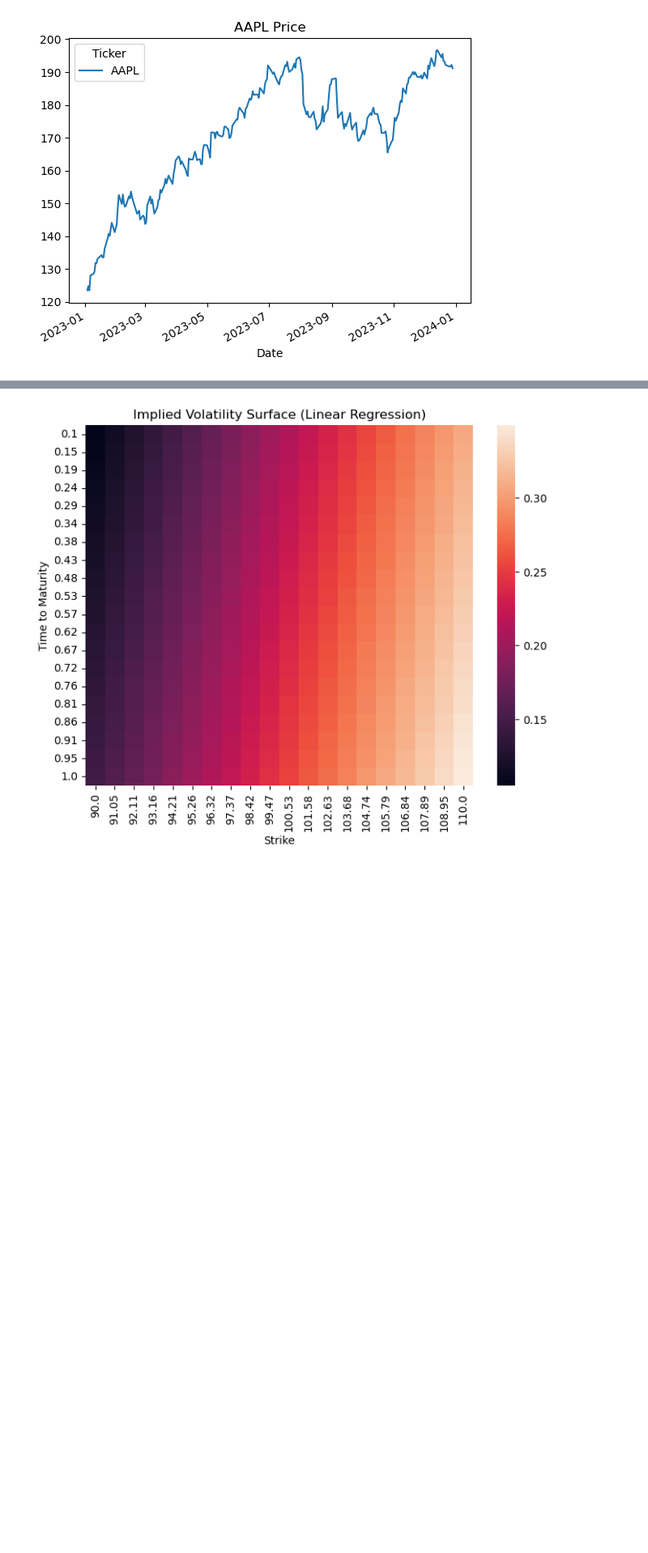
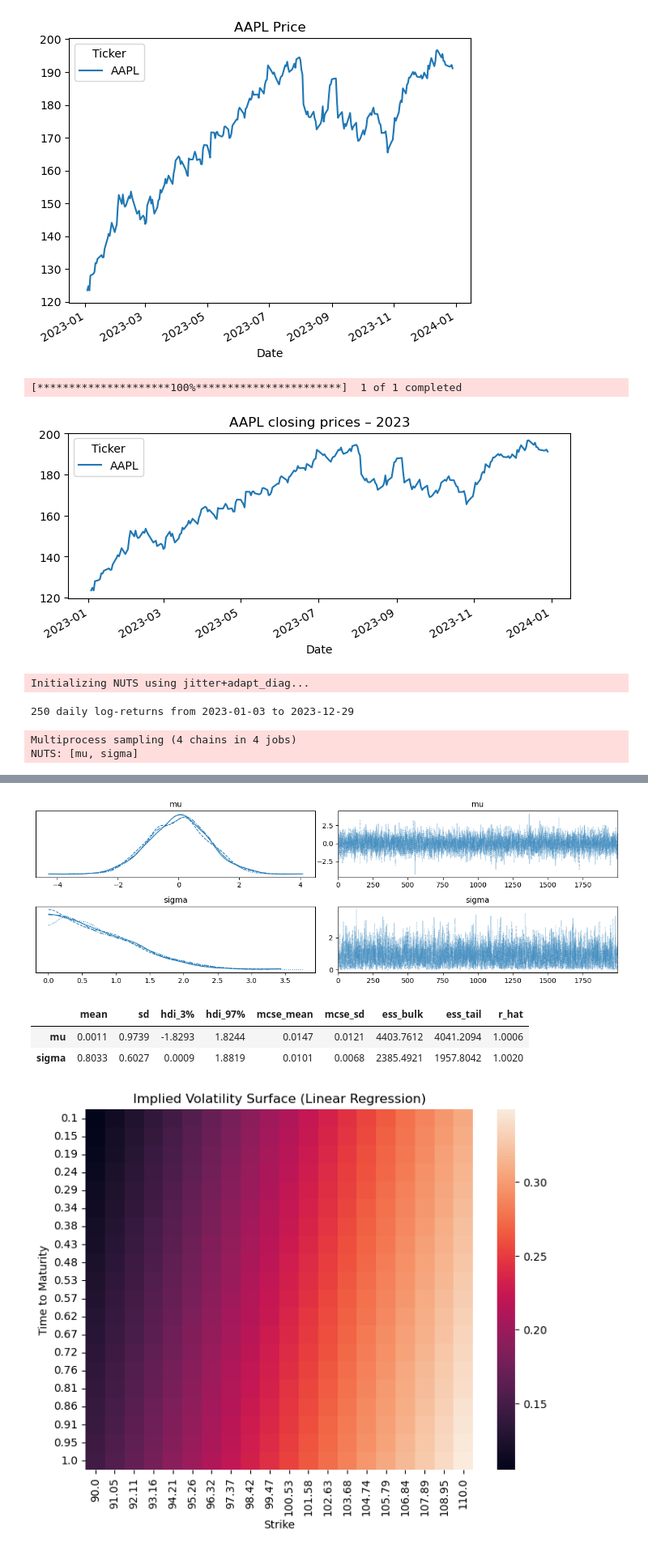
Before and after one commit to RezaCodz/Math_finance_models, a Jupyter notebook: models.ipynb, the cells around one changed output, grey strips where cells are left out. Shown at 81% size. Drawn from its saved outputs; the diff is of its cells as text; code cells hidden in the pictures; blank space fills up the shorter version.

```diff
--- a/models.ipynb
+++ b/models.ipynb
@@ -17,3 +17,64 @@ data.plot(title=f"{ticker} Price")
 [*********************100%***********************]  1 of 1 completed
 <Axes: title={'center': 'AAPL Price'}, xlabel='Date'>
 [figure]
+# %%
+# --- 1. Imports -------------------------------------------------------------
+import yfinance as yf
+import numpy as np
+import pandas as pd
+import pymc as pm
+import arviz as az
+import matplotlib.pyplot as plt
+
+# --- 2. Download daily closes for 2023 -------------------------------------
+ticker = "AAPL"
+prices = (
+    yf.download(ticker, start="2023-01-01", end="2023-12-31")  # daily bars
+      ["Close"]                                                # keep only Close column
+      .dropna()
+)
+prices.plot(title=f"{ticker} closing prices – 2023", figsize=(8,3))
+plt.show()
+
+# --- 3. Transform to log-returns (the GBM observation) ---------------------
+log_returns = np.diff(np.log(prices.values))              # r_t = ln(S_{t}/S_{t-1})
+dt = 1/252                                                # one trading day expressed in years
+
+print(f"{len(log_returns)} daily log-returns from {prices.index[0].date()} "
+      f"to {prices.index[-1].date()}")
+
+# --- 4. Bayesian inference with PyMC ---------------------------------------
+with pm.Model() as gbm_model:
+    # Priors – intentionally vague
+    mu     = pm.Normal("mu", mu=0.0, sigma=1.0)           # drift  (per year)
+    sigma  = pm.HalfNormal("sigma", sigma=1.0)            # volatility (per √year)
+
+    # Likelihood – GBM says log-return ~ N(μ dt, σ² dt)
+    pm.Normal(
+        "returns",
+        mu     = mu    * dt,
+        sigma  = sigma * np.sqrt(dt),
+        observed = log_returns
+    )
+
+    # Draw posterior samples
+    trace = pm.sample(
+        draws         = 2_000,
+        tune          = 2_000,
+        target_accept = 0.95,
+        return_inferencedata=True,
+        progressbar   = True,
+    )
+
+# --- 5. Posterior diagnostics ---------------------------------------------
+az.plot_trace(trace, var_names=["mu", "sigma"])
+plt.tight_layout(); plt.show()
+
+az.summary(trace, var_names=["mu", "sigma"], round_to=4)
+# %% [output]
+[*********************100%***********************]  1 of 1 completed
+[figure, added]
+Initializing NUTS using jitter+adapt_diag...
+250 daily log-returns from 2023-01-03 to 2023-12-29
+Multiprocess sampling (4 chains in 4 jobs)
+NUTS: [mu, sigma]
@@ -20,3 +84,7 @@ data.plot(title=f"{ticker} Price")
+[figure, added]
+|  | mean | sd | hdi_3% | hdi_97% | mcse_mean | mcse_sd | ess_bulk | ess_tail | r_hat |
+| mu | 0.0011 | 0.9739 | -1.8293 | 1.8244 | 0.0147 | 0.0121 | 4403.7612 | 4041.2094 | 1.0006 |
+| sigma | 0.8033 | 0.6027 | 0.0009 | 1.8819 | 0.0101 | 0.0068 | 2385.4921 | 1957.8042 | 1.0020 |
 # %%
 def black_scholes_price(S, K, T, r, sigma, option_type='call'):
     d1 = (np.log(S / K) + (r + 0.5 * sigma ** 2)*T) / (sigma * np.sqrt(T))
```
Also changed, not shown: parts of 4 cells of this notebook.
